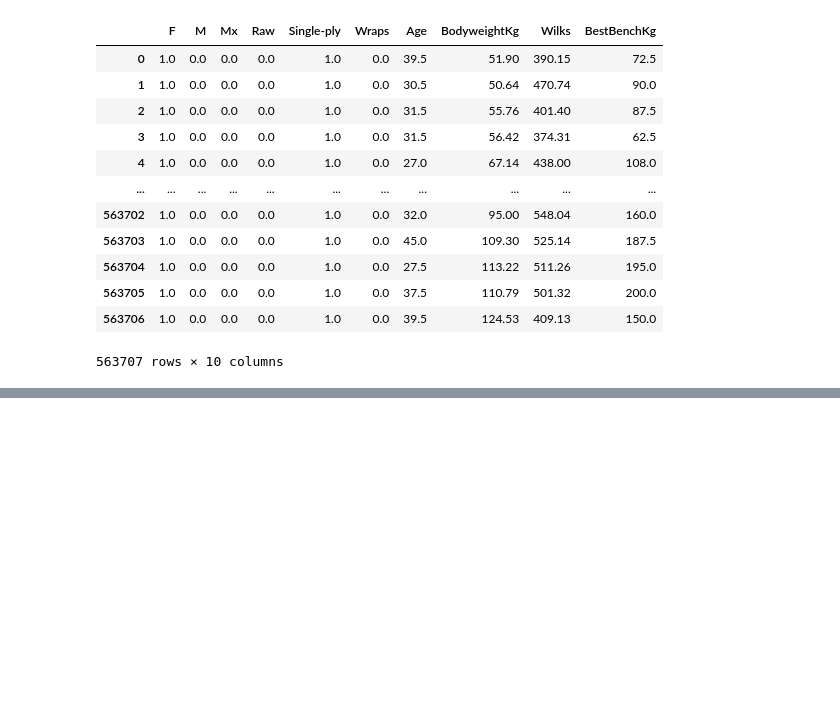
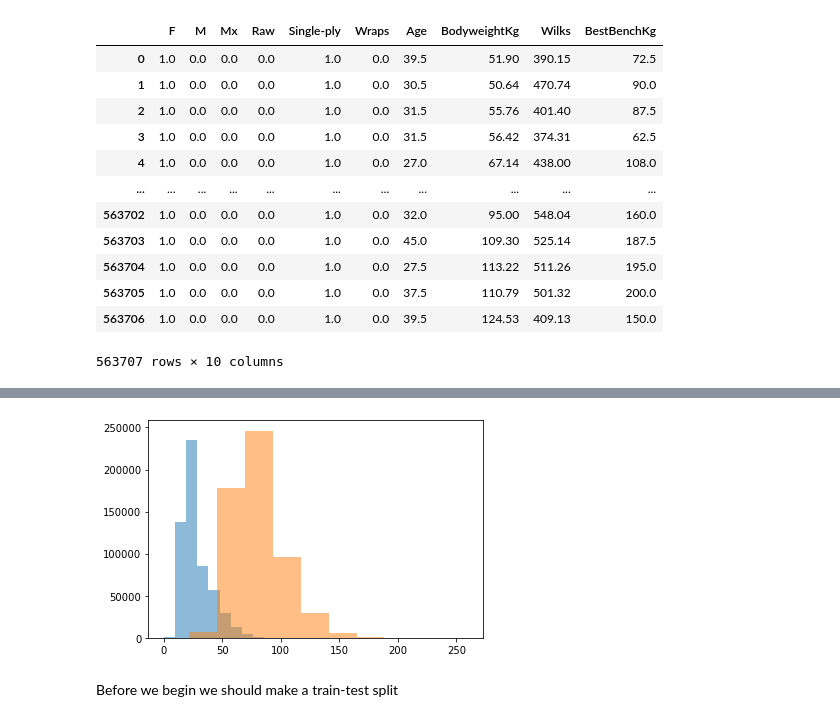
Before and after one commit to chris-derman03/Powerlifting-Analysis, a Jupyter notebook: Data Anaylsis.ipynb, the cells around one changed output, grey strips where cells are left out. Drawn from its saved outputs; the diff is of its cells as text; code cells hidden in the pictures; blank space fills up the shorter version.

```diff
--- a/Data Anaylsis.ipynb
+++ b/Data Anaylsis.ipynb
@@ -326,0 +341,7 @@ bench_data
+# %%
+plt.hist(bench_data['Age'],alpha=0.5);
+plt.hist(bench_data['BodyweightKg'],alpha=0.5);
+# %% [output]
+[figure, added]
+# %% [markdown]
+Before we begin we should make a train-test split
```
Also changed, not shown: parts of 7 cells of this notebook.
